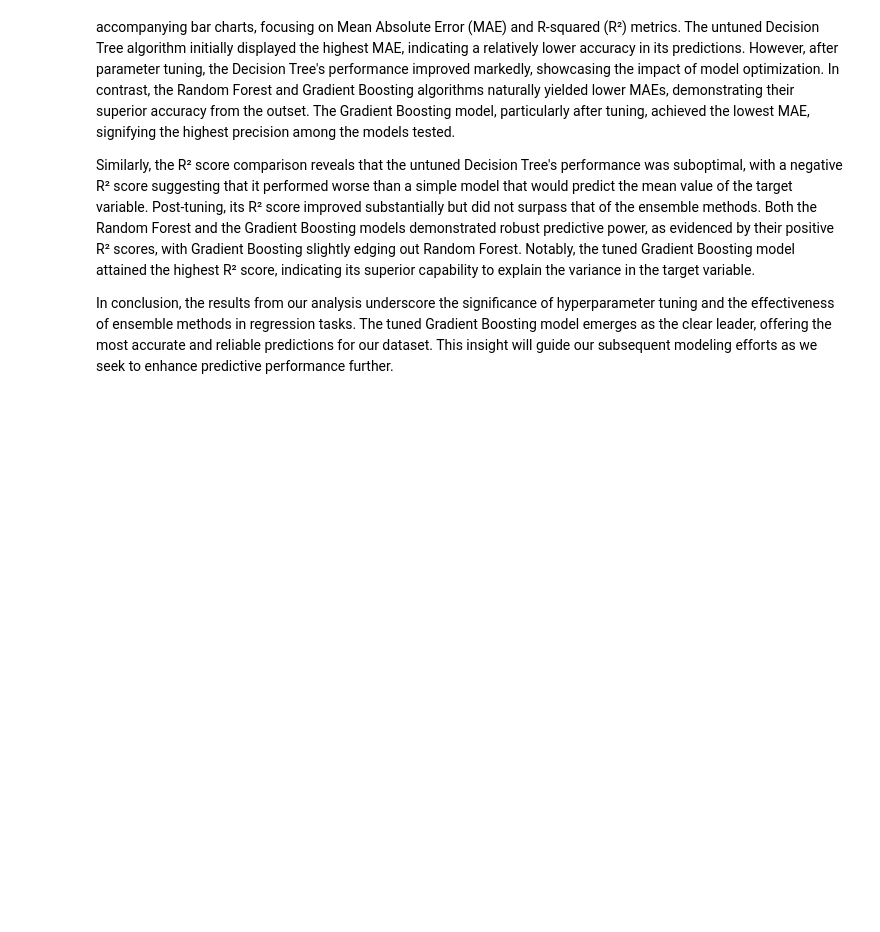
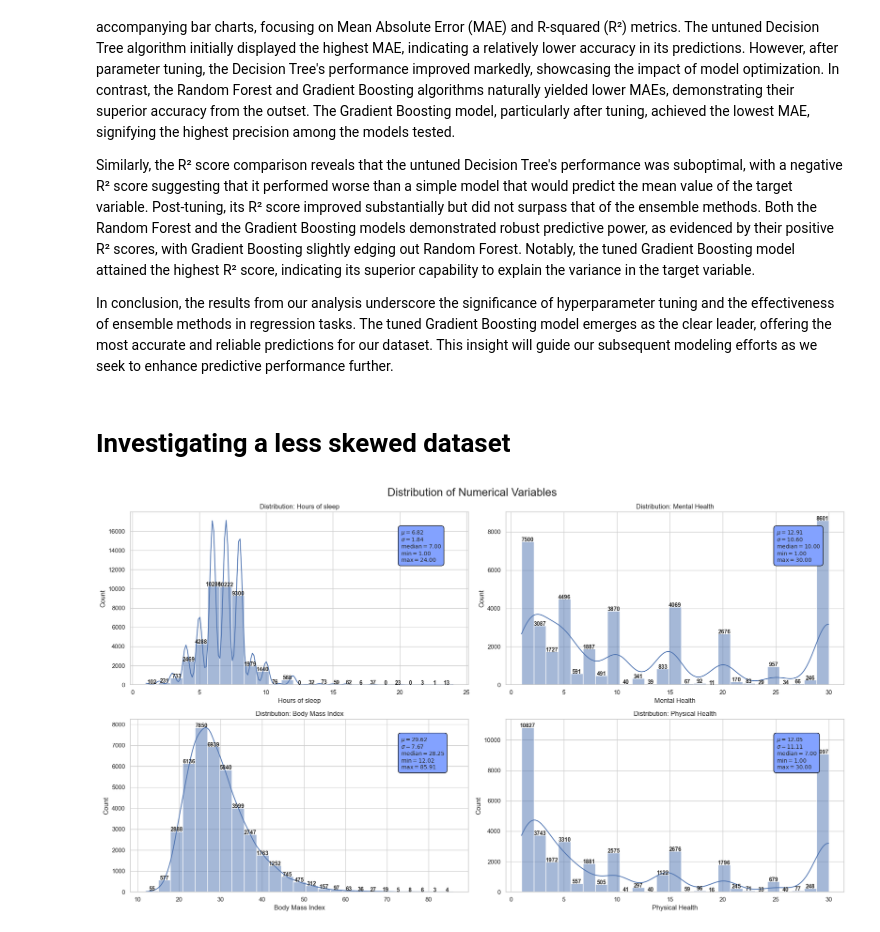
Before and after one commit to Dadd0/AI_MedCare_282401, a Jupyter notebook: main.ipynb, the cells around one changed output. Saved outputs shown, nothing was run; the diff lists cells and outputs as text; code cells hidden in the pictures; blank space fills up the shorter version.

```diff
--- a/main.ipynb
+++ b/main.ipynb
@@ -454,3 +462,8 @@ An important measure of shape we can compute is the **Kurtosis**. It measures we
+# %%
+# Removing the 0 values of Physical Health and Mental Health. This dataframe will be used later.
+medcenter_df_small = medcenter_df.copy()
+medcenter_df_small = medcenter_df_small[~(medcenter_df_small['Physical Health'] == 0)]
+medcenter_df_small = medcenter_df_small[~(medcenter_df_small['Mental Health'] == 0)]
 # %%
 medcenter_df[numerical_features].kurt().sort_values(ascending = False)
 # %% [output]
@@ -1070,3 +1081,31 @@ In the evaluation of regression models for our project, we have conducted a comp
 Similarly, the R² score comparison reveals that the untuned Decision Tree's performance was suboptimal, with a negative R² score suggesting that it performed worse than a simple model that would predict the mean value of the target variable. Post-tuning, its R² score improved substantially but did not surpass that of the ensemble methods. Both the Random Forest and the Gradient Boosting models demonstrated robust predictive power, as evidenced by their positive R² scores, with Gradient Boosting slightly edging out Random Forest. Notably, the tuned Gradient Boosting model attained the highest R² score, indicating its superior capability to explain the variance in the target variable.
 
 In conclusion, the results from our analysis underscore the significance of hyperparameter tuning and the effectiveness of ensemble methods in regression tasks. The tuned Gradient Boosting model emerges as the clear leader, offering the most accurate and reliable predictions for our dataset. This insight will guide our subsequent modeling efforts as we seek to enhance predictive performance further.
+# %% [markdown]
+# Investigating a less skewed dataset
+# %%
+fig, axes = plt.subplots(nrows=2, ncols=2, figsize=(19, 11))
+
+for i in range(len(numerical_features)):
+    sns.histplot(data=medcenter_df_small[numerical_features[i]], ax=axes[i//2, i%2], kde=True, palette='Blues', bins=25)
+    title = "Distribution: " + numerical_features[i]
+    axes[i//2, i%2].set_title(title)
+
+    for j, p in enumerate(axes[i//2, i%2].patches):
+        axes[i//2, i%2].annotate('{}'.format(p.get_height()), (p.get_x()+p.get_width()/2, p.get_height()+1),
+                                 ha='center', fontsize=10, fontweight="bold")
+    textstr = '\n'.join((
+        r'$\mu=%.2f$' % medcenter_df_small[numerical_features[i]].mean(),
+        r'$\sigma=%.2f$' % medcenter_df_small[numerical_features[i]].std(),
+        r'$\mathrm{median}=%.2f$' % np.median(medcenter_df_small[numerical_features[i]]),
+        r'$\mathrm{min}=%.2f$' % medcenter_df_small[numerical_features[i]].min(),
+        r'$\mathrm{max}=%.2f$' % medcenter_df_small[numerical_features[i]].max()
+    ))
+
+    axes[i//2, i%2].text(0.8, 0.9, textstr, transform=axes[i//2, i%2].transAxes, fontsize=10,
+                         verticalalignment='top', bbox=dict(boxstyle='round', facecolor = "#83A2FF",edgecolor='black', pad=0.5))
+
+plt.suptitle('Distribution of Numerical Variables', fontsize=20)
+plt.tight_layout()
+# %% [output]
+[figure, added]
```
Also changed, not shown: parts of 37 cells of this notebook.
